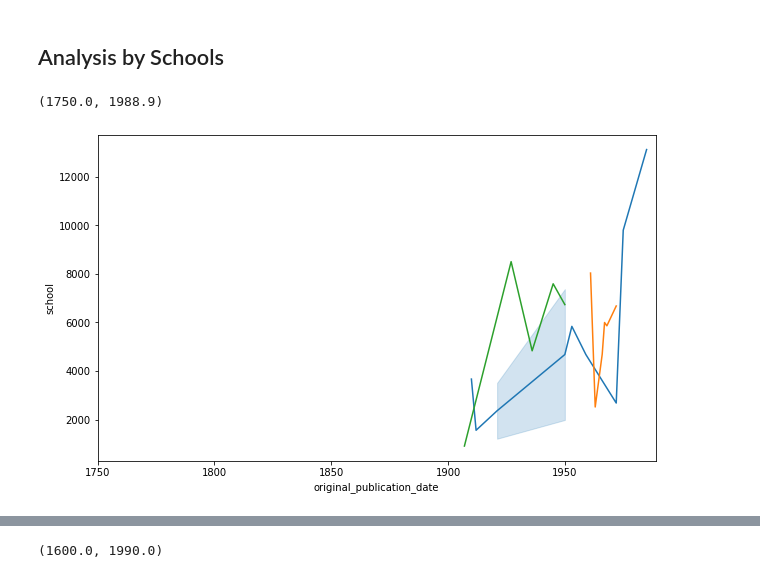
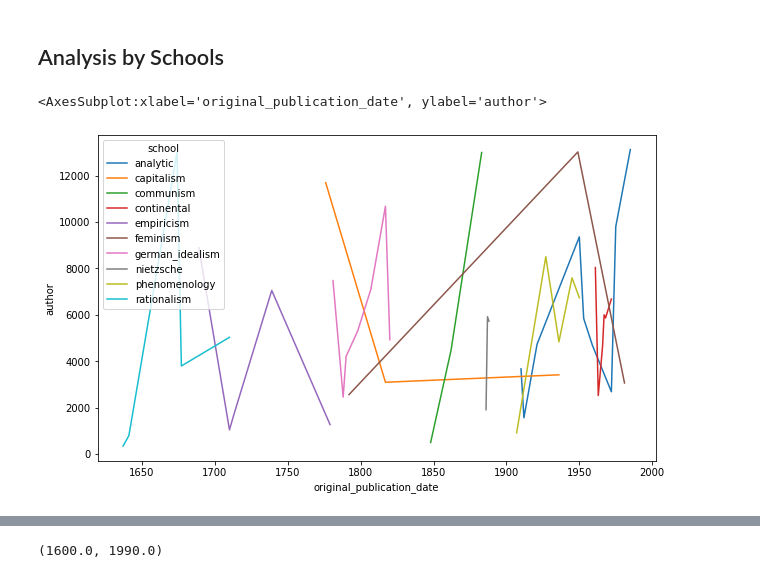
Before and after one commit to woonsupkim/NLP_Philosophy_DataStory, a Jupyter notebook: Project1.ipynb, the cells around one changed output, grey strips where cells are left out. Cells and saved outputs as stored; diff of their text form; code cells hidden in the pictures.

```diff
--- a/Project1.ipynb
+++ b/Project1.ipynb
@@ -369,17 +369,16 @@ sns.countplot(y = 'author', data = df_stoicism, palette = 'flare')
 [figure]
 # %% [markdown]
 ## Analysis by Schools
-# %%
-df_analytic2 = df_analytic.groupby(['author','original_publication_date'])['school'].count().reset_index()
-df_continental2 = df_continental.groupby(['author','original_publication_date'])['school'].count().reset_index()
-df_phenomenology2 = df_phenomenology.groupby(['author','original_publication_date'])['school'].count().reset_index()
-
-fig,ax = plt.subplots()
-fig.set_size_inches(10,6)
-ax = sns.lineplot(x='original_publication_date', y= 'school', data = df_analytic2)
-ax1 = sns.lineplot(x='original_publication_date', y= 'school', data = df_continental2)
-ax2 = sns.lineplot(x='original_publication_date', y= 'school', data = df_phenomenology2)
-ax.set_xlim(1750, )
-# %% [output]
-(1750.0, 1988.9)
-[figure, removed]
+# %%
+df_time = df_modern.groupby(["school",'original_publication_date'])['author'].count().reset_index()
+df_time_1900 = df_time[df_time['original_publication_date'] >= 1900]
+df_time_1800 = df_time[df_time['original_publication_date'] >= 1800]
+df_time_1800 = df_time_1800[df_time_1800['original_publication_date'] < 1900]
+df_time_sub_1800 = df_time[df_time['original_publication_date'] < 1800]
+# %%
+fig,ax = plt.subplots()
+fig.set_size_inches(10,6)
+sns.lineplot(x='original_publication_date', y= 'author', hue = 'school', data = df_time)
+# %% [output]
+<AxesSubplot:xlabel='original_publication_date', ylabel='author'>
+[figure, added]
```
Also changed, not shown: parts of 3 cells of this notebook.
